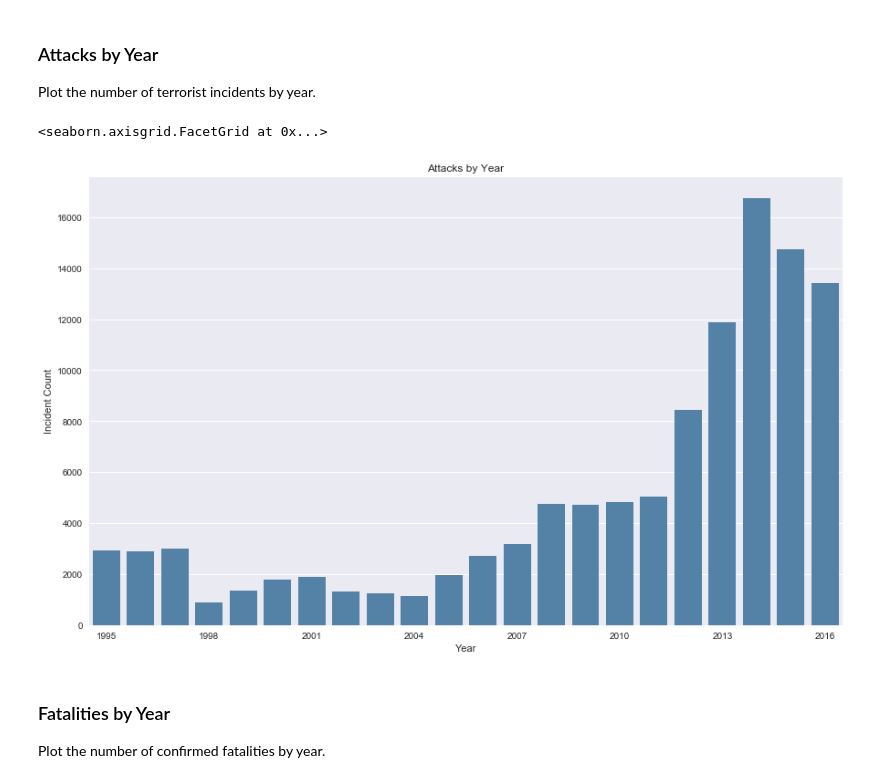
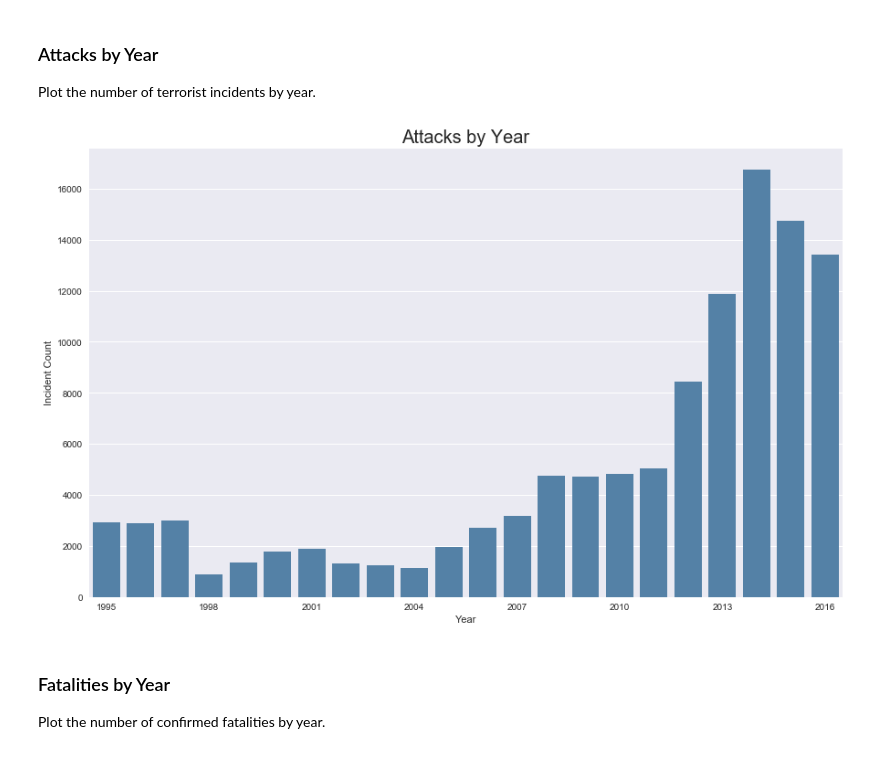
Before and after one commit to tcskowronek/predicting-terrorist-attacks, a Jupyter notebook: src/02-Exploratory-Data-Analysis.ipynb, the cells around one changed output. Saved outputs shown, nothing was run; the diff lists cells and outputs as text; code cells hidden in the pictures.

Commit message:
Added first round of plots using Seaborn

```diff
--- a/src/02-Exploratory-Data-Analysis.ipynb
+++ b/src/02-Exploratory-Data-Analysis.ipynb
@@ -296,17 +296,16 @@ Plot the number of terrorist incidents by year.
 # %%
 # Make a range of years to show categories with no observations
 years = np.arange(1995, 2017)
 
 # Draw a count plot to show the number of attacks each year
 plt1 = sns.factorplot("iyear", data=gtd_clean, kind="count", color='steelblue', size=7.6, aspect=1.618)
 plt1.set_xticklabels(step=3)
-_ = plt.title('Attacks by Year')
+_ = plt.title('Attacks by Year', fontsize=20)
 _ = plt.xlabel('Year')
 _ = plt.ylabel('Incident Count')
-plt.show()
+plt.show();
 # %% [output]
-<seaborn.axisgrid.FacetGrid at 0x...>
-[figure, old version]
+[figure, new version]
 # %% [markdown]
 ### Fatalities by Year
 Plot the number of confirmed fatalities by year.
```
Also changed, not shown: parts of 4 cells of this notebook.
